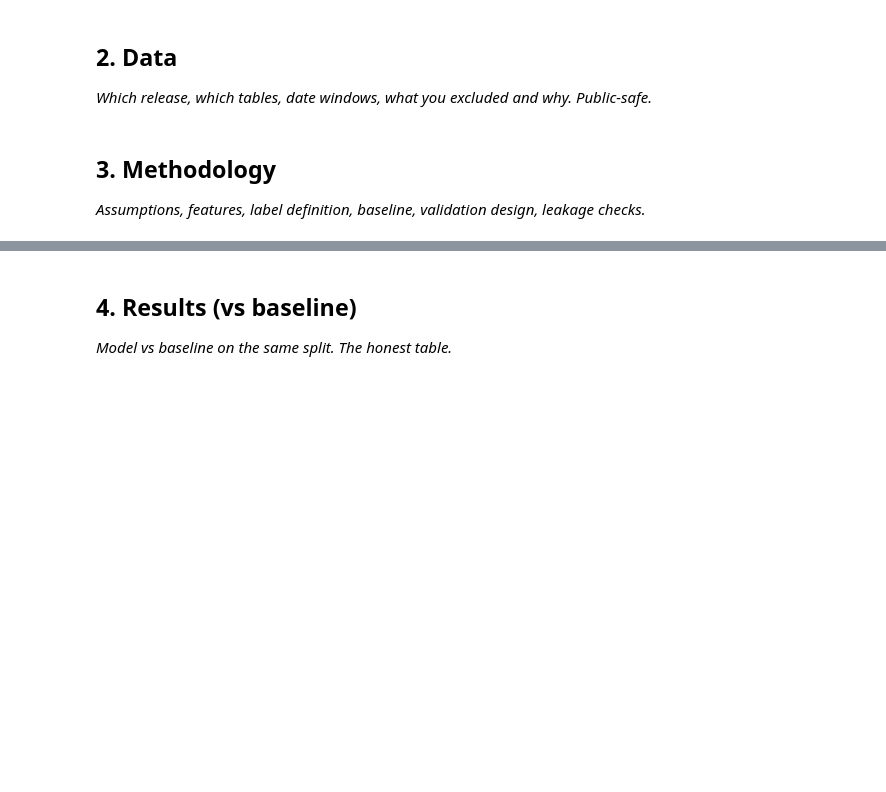
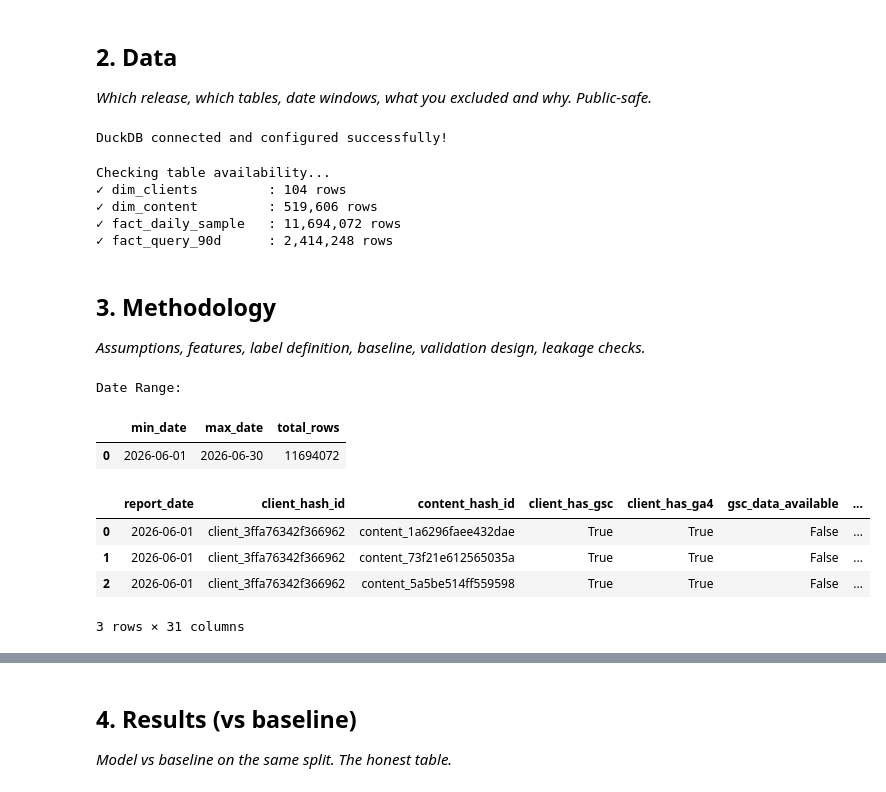
Before and after one commit to Aishwarya00608/FlyRank_Assignment, a Jupyter notebook: work/notebooks/capstone.ipynb, the cells around one changed output, grey strips where cells are left out. Drawn from its saved outputs; the diff is of its cells as text; code cells hidden in the pictures; blank space fills up the shorter version.

```diff
--- a/work/notebooks/capstone.ipynb
+++ b/work/notebooks/capstone.ipynb
@@ -14,7 +20,74 @@ This skeleton is yours to fill. Work the sections **in order** — each one has
 ## 2. Data
 
 *Which release, which tables, date windows, what you excluded and why. Public-safe.*
+# %%
+import duckdb
+import pandas as pd
+import numpy as np
+import os
+
+# 1. Connect DuckDB
+con = duckdb.connect()
+
+# 2. Install and load httpfs FIRST so DuckDB knows what Hugging Face is
+con.execute("INSTALL httpfs; LOAD httpfs;")
+
+# 3. Configure the Hugging Face token
+HF_TOKEN = os.environ.get("HF_TOKEN")
+if not HF_TOKEN:
+    raise RuntimeError("Set the HF_TOKEN environment variable before running this notebook.")
+con.execute(f"CREATE SECRET (TYPE HUGGINGFACE, TOKEN '{HF_TOKEN}');")
+
+print("DuckDB connected and configured successfully!")
+# %% [output]
+DuckDB connected and configured successfully!
+# %%
+# 1. Define table paths from the official warehouse release
+REL = 'hf://datasets/FlyRank/internship-warehouse'
+
+TABLES = {
+    'dim_clients': f"read_parquet('{REL}/dim_clients.parquet')",
+    'dim_content': f"read_parquet('{REL}/dim_content.parquet')",
+    'fact_daily_sample': f"read_parquet('{REL}/fact_content_daily_performance_sample.parquet')",
+    'fact_query_90d': f"read_parquet('{REL}/fact_content_query_90d.parquet')",
+}
+
+# 2. Verify row counts
+print("Checking table availability...")
+for name, src in TABLES.items():
+    cnt = con.sql(f"SELECT COUNT(*) FROM {src}").fetchone()[0]
+    print(f"✓ {name:20}: {cnt:,} rows")
+# %% [output]
+Checking table availability...
+✓ dim_clients         : 104 rows
+✓ dim_content         : 519,606 rows
+✓ fact_daily_sample   : 11,694,072 rows
+✓ fact_query_90d      : 2,414,248 rows
 # %% [markdown]
 ## 3. Methodology
 
 *Assumptions, features, label definition, baseline, validation design, leakage checks.*
+# %%
+# Check date range and columns in fact_daily_sample
+inspect_query = f"""
+SELECT
+    MIN(report_date) AS min_date,
+    MAX(report_date) AS max_date,
+    COUNT(*) AS total_rows
+FROM {TABLES['fact_daily_sample']};
+"""
+date_info = con.sql(inspect_query).df()
+print("Date Range:")
+display(date_info)
+
+# Check first 3 rows to confirm column names
+con.sql(f"SELECT * FROM {TABLES['fact_daily_sample']} LIMIT 3;").df()
+# %% [output]
+Date Range:
+|  | min_date | max_date | total_rows |
+| 0 | 2026-06-01 | 2026-06-30 | 11694072 |
+|  | report_date | client_hash_id | content_hash_id | client_has_gsc | client_has_ga4 | gsc_data_available | ... |
+| 0 | 2026-06-01 | client_3ffa76342f366962 | content_1a6296faee432dae | True | True | False | ... |
+| 1 | 2026-06-01 | client_3ffa76342f366962 | content_73f21e612565035a | True | True | False | ... |
+| 2 | 2026-06-01 | client_3ffa76342f366962 | content_5a5be514ff559598 | True | True | False | ... |
+3 rows × 31 columns
```
Also changed, not shown: parts of 12 cells of this notebook.
